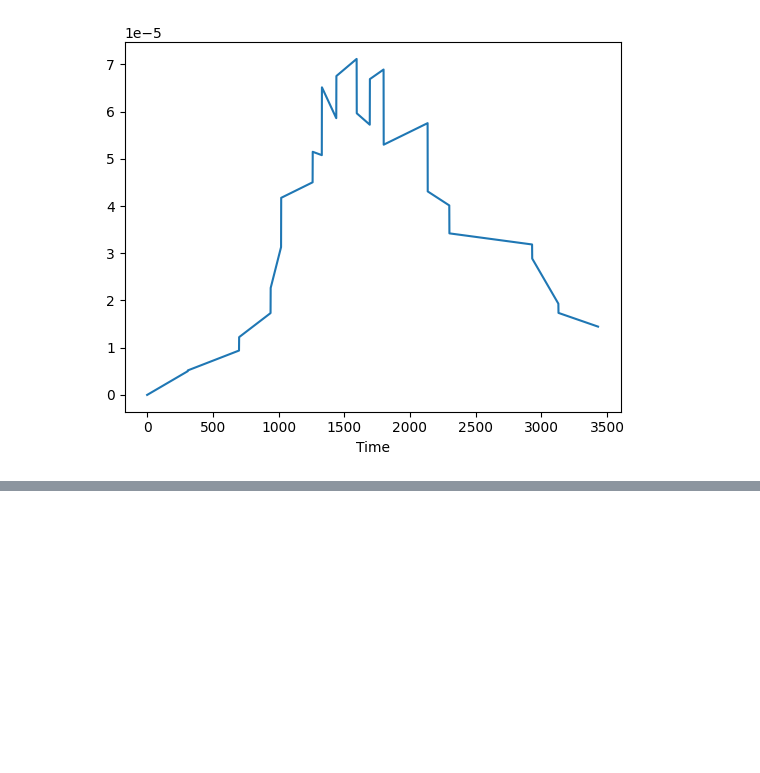
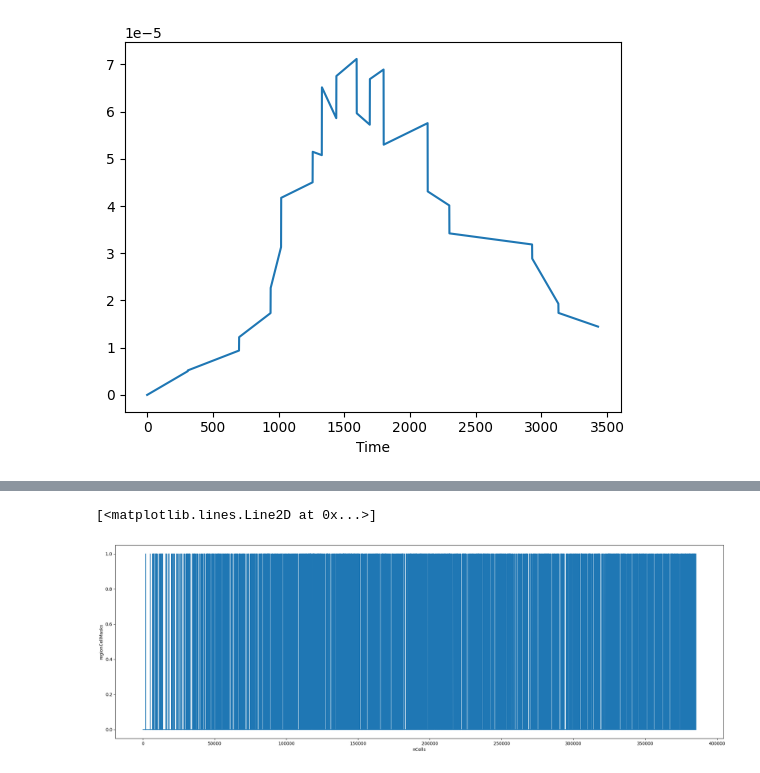
Before and after one commit to mshiv/AISLENS, a Jupyter notebook: notebooks/MALI-ISMIP6-SSP-Forcing-Trend-Generation.ipynb, the cells around one changed output, grey strips where cells are left out. Drawn from its saved outputs; the diff is of its cells as text; code cells hidden in the pictures; blank space fills up the shorter version.

```diff
--- a/notebooks/MALI-ISMIP6-SSP-Forcing-Trend-Generation.ipynb
+++ b/notebooks/MALI-ISMIP6-SSP-Forcing-Trend-Generation.ipynb
@@ -63,0 +85,3 @@ def detrend_forcing(forcing_file_path, output_path, method='vectorized'):
+# %%
+iceshelf_masks = xr.open_dataset("/Users/smurugan9/research/aislens/AISLENS/data/external/aislens_draftDepen_regionMasks.nc")
+iceshelf_masks
@@ -63,0 +99,7 @@ def detrend_forcing(forcing_file_path, output_path, method='vectorized'):
+# %%
+plt.figure(figsize=(25,8))
+i = 90
+iceshelf_masks.regionCellMasks.isel(nRegions=i)[:].plot()
+# %% [output]
+[<matplotlib.lines.Line2D at 0x...>]
+[figure, added]
```
Also changed, not shown: parts of 23 cells of this notebook, 3 other files.
